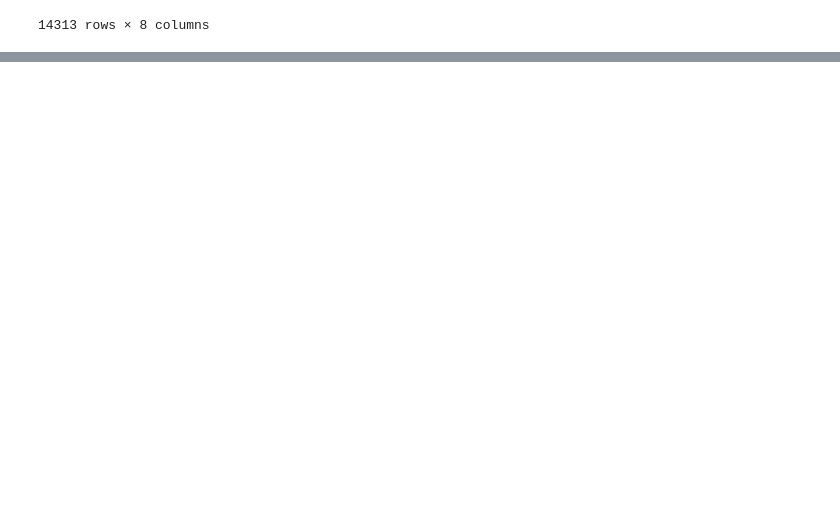
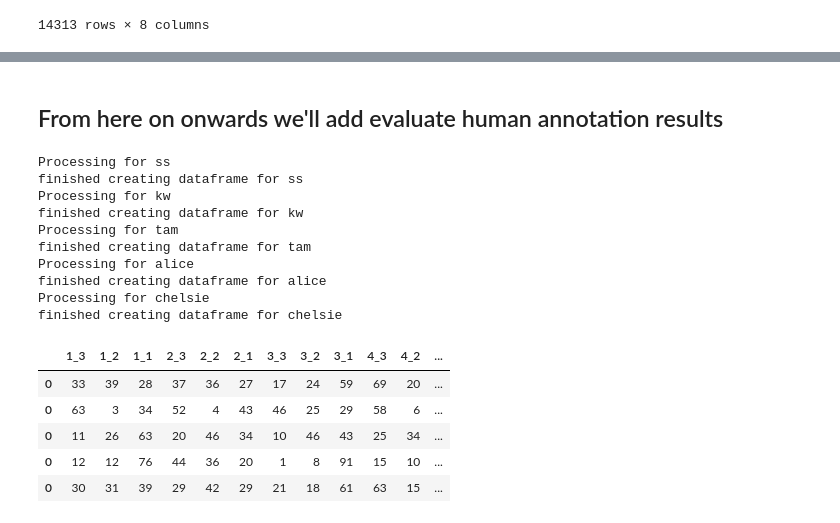
Before and after one commit to roholazandie/abduction_modeling, a Jupyter notebook: results_view.ipynb, the cells around one changed output, grey strips where cells are left out. Cells and saved outputs as stored; diff of their text form; code cells hidden in the pictures; blank space fills up the shorter version.

Commit message:
added human evaluations

```diff
--- a/results_view.ipynb
+++ b/results_view.ipynb
@@ -201,0 +232,58 @@ comet_df_test.to_csv("./final_results/results_consolidated_testset.csv", index=F
+# %% [markdown]
+## From here on onwards we'll add evaluate human annotation results
+# %%
+score_ids = {1: 'human_score_of_abdcution_gpt_lg_model_as_compared_to_real_hypothesis',
+             2: 'human_score_of_abdcution_gpt_md_model_as_compared_to_real_hypothesis',
+             3: 'human_score_of_abdcution_gpt_sm_model_as_compared_to_real_hypothesis',
+             4: 'human_score_of_abdcution_gpt_lg_model_as_compared_to_comet_model',
+             5: 'human_score_of_abdcution_gpt_md_model_as_compared_to_comet_model',
+             6: 'human_score_of_abdcution_gpt_sm_model_as_compared_to_comet_model'}
+cols = list(score_ids.values()) + ['story_id']
+human_ss = pd.read_excel('final_results/results_100sample_g2g_ss.xlsx', sheet_name='SunnyScoring')[cols]
+human_kw = pd.read_excel('final_results/results_100sample_g2g_kw.xlsx')[cols]
+human_tam = pd.read_excel('final_results/results_100sample_g2g_tam.xlsx')[cols]
+human_alice = pd.read_excel('final_results/results_100sample_g2g_alice.xlsx')[cols]
+human_chelsie = pd.read_excel('final_results/results_100sample_g2g_chelsie.xlsx')[cols]
+annotators = {'ss': human_ss,
+              'kw': human_kw,
+              'tam': human_tam,
+              'alice': human_alice,
+              'chelsie': human_chelsie}
+# %%
+# human_score_of_abdcution_gpt_lg_model_as_compared_to_real_hypothesis
+def extract_human_scores(annotators):
+    dfs = []
+    for annotator, annotated_df in annotators.items():
+        print(f"Processing for {annotator}")
+        df = pd.DataFrame()
+
+        for k, v in score_ids.items():
+            score_counts = annotated_df[[score_ids[k]]].value_counts()
+            df[f"{k}_{3}"] = [score_counts[3]]
+            df[f"{k}_{2}"] = [score_counts[2]]
+            df[f"{k}_{1}"] = [score_counts[1]]
+
+        print(f"finished creating dataframe for {annotator}")
+        df.reindex([annotator])
+        dfs.append(df)
+    return pd.concat(dfs)
+# %%
+all_annotators_result = extract_human_scores(annotators)
+all_annotators_result
+# %% [output]
+Processing for ss
+finished creating dataframe for ss
+Processing for kw
+finished creating dataframe for kw
+Processing for tam
+finished creating dataframe for tam
+Processing for alice
+finished creating dataframe for alice
+Processing for chelsie
+finished creating dataframe for chelsie
+|  | 1_3 | 1_2 | 1_1 | 2_3 | 2_2 | 2_1 | 3_3 | 3_2 | 3_1 | 4_3 | 4_2 | ... |
+| 0 | 33 | 39 | 28 | 37 | 36 | 27 | 17 | 24 | 59 | 69 | 20 | ... |
+| 0 | 63 | 3 | 34 | 52 | 4 | 43 | 46 | 25 | 29 | 58 | 6 | ... |
+| 0 | 11 | 26 | 63 | 20 | 46 | 34 | 10 | 46 | 43 | 25 | 34 | ... |
+| 0 | 12 | 12 | 76 | 44 | 36 | 20 | 1 | 8 | 91 | 15 | 10 | ... |
+| 0 | 30 | 31 | 39 | 29 | 42 | 29 | 21 | 18 | 61 | 63 | 15 | ... |
```
Also changed, not shown: parts of 6 cells of this notebook.
